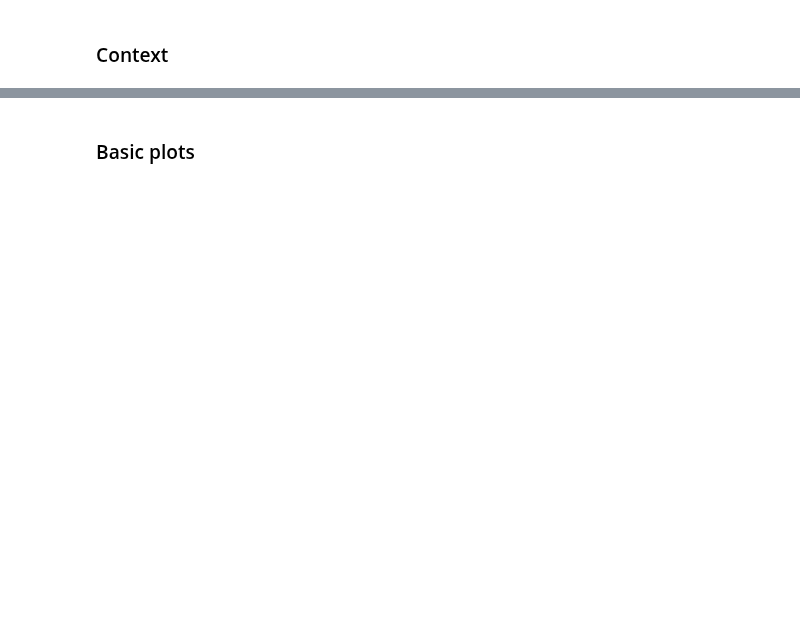
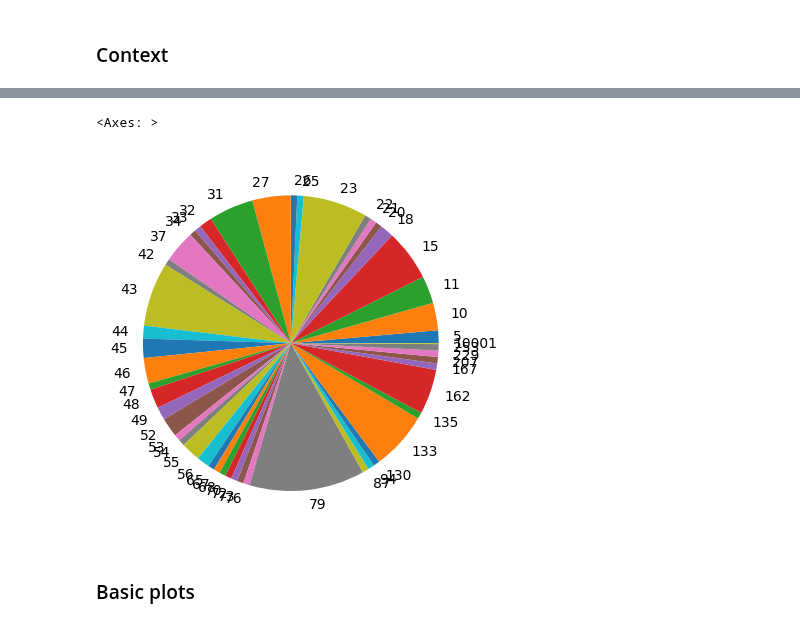
Before and after one commit to twchen88/ct_research, a Jupyter notebook: script.ipynb, the cells around one changed output, grey strips where cells are left out. Saved outputs shown, nothing was run; the diff lists cells and outputs as text; code cells hidden in the pictures; blank space fills up the shorter version.

```diff
--- a/script.ipynb
+++ b/script.ipynb
@@ -223,3 +160,8 @@ sns.histplot(data=context_df_time, x="condition_since")
+# %%
+action_df.groupby("task_type_id").size().plot.pie()
+# %% [output]
+<Axes: >
+[figure, added]
 # %% [markdown]
 ### Basic plots
 # %%
```
Also changed, not shown: parts of 35 cells of this notebook, 2 other files.
